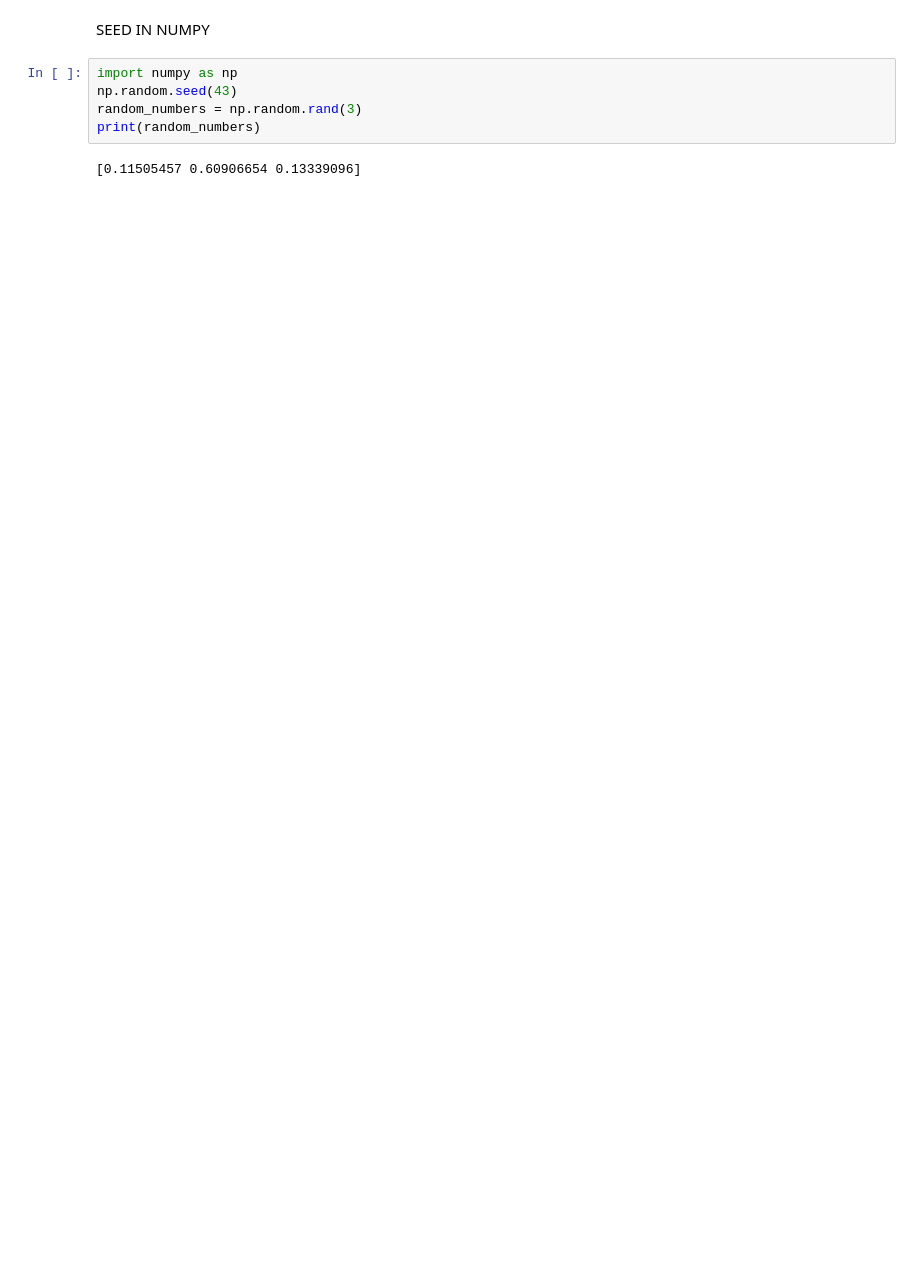
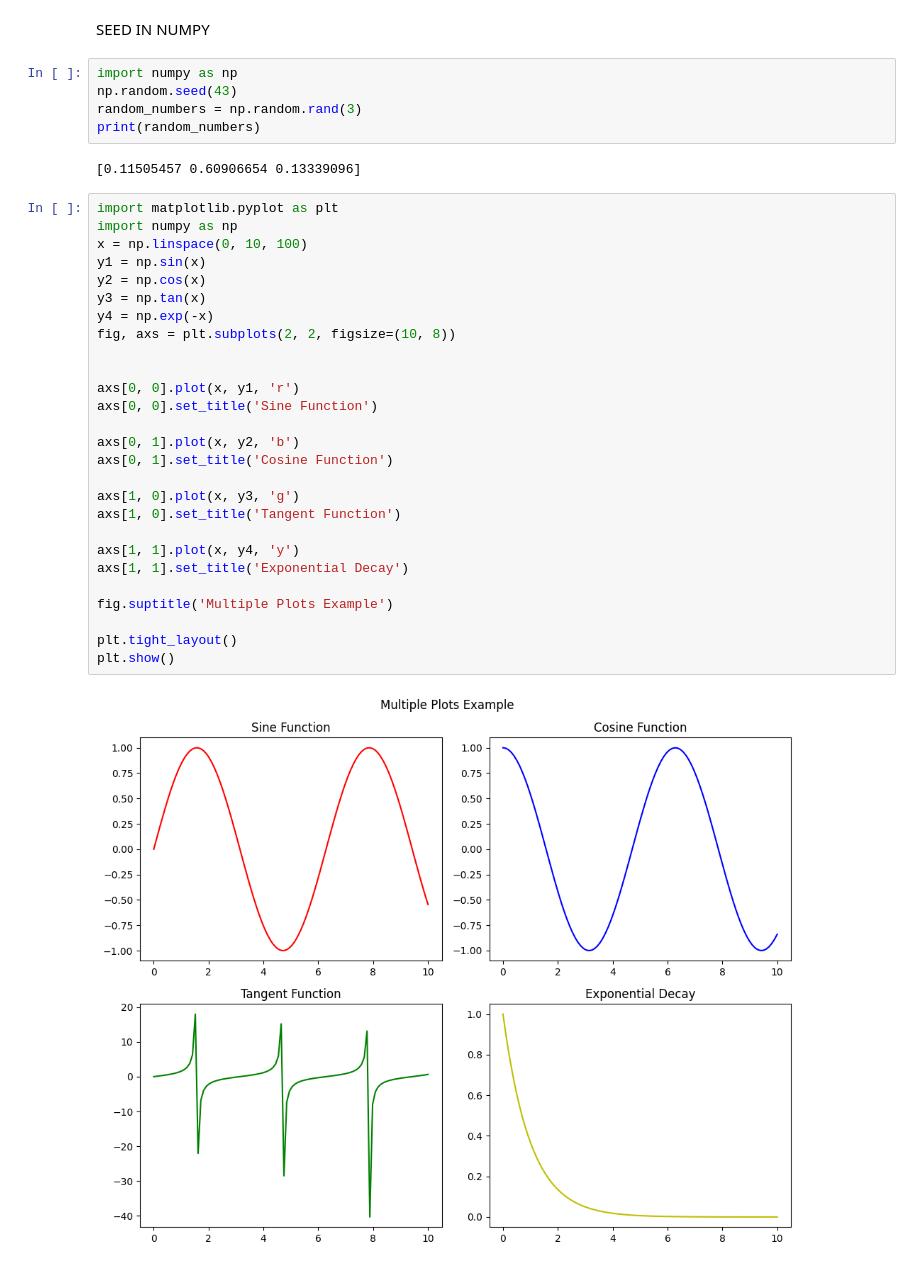
Before and after one commit to code-by-rohith/Data-Analytics, a Jupyter notebook: Numpy/Random.ipynb, the cells around one changed output. Cells and saved outputs as stored; diff of their text form; blank space fills up the shorter version.

```diff
--- a/Numpy/Random.ipynb
+++ b/Numpy/Random.ipynb
@@ -147,3 +147,32 @@ random_numbers = np.random.rand(3)
 print(random_numbers)
 # %% [output]
 [0.11505457 0.60906654 0.13339096]
+# %%
+import matplotlib.pyplot as plt
+import numpy as np
+x = np.linspace(0, 10, 100)
+y1 = np.sin(x)
+y2 = np.cos(x)
+y3 = np.tan(x)
+y4 = np.exp(-x)
+fig, axs = plt.subplots(2, 2, figsize=(10, 8))
+
+
+axs[0, 0].plot(x, y1, 'r')
+axs[0, 0].set_title('Sine Function')
+
+axs[0, 1].plot(x, y2, 'b')
+axs[0, 1].set_title('Cosine Function')
+
+axs[1, 0].plot(x, y3, 'g')
+axs[1, 0].set_title('Tangent Function')
+
+axs[1, 1].plot(x, y4, 'y')
+axs[1, 1].set_title('Exponential Decay')
+
+fig.suptitle('Multiple Plots Example')
+
+plt.tight_layout()
+plt.show()
+# %% [output]
+[figure, added]
```
Also changed, not shown: parts of 18 cells of this notebook, 11 other files.
